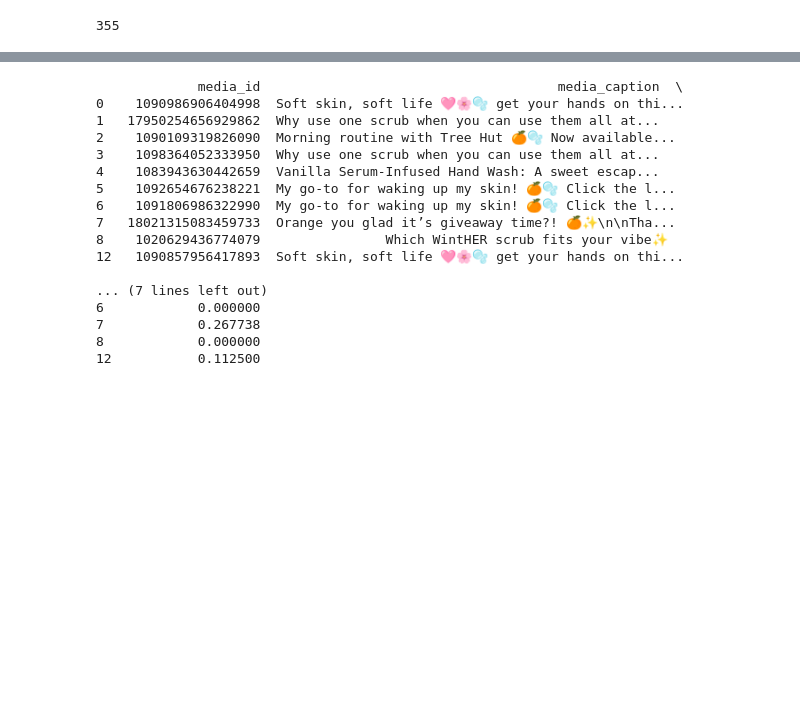
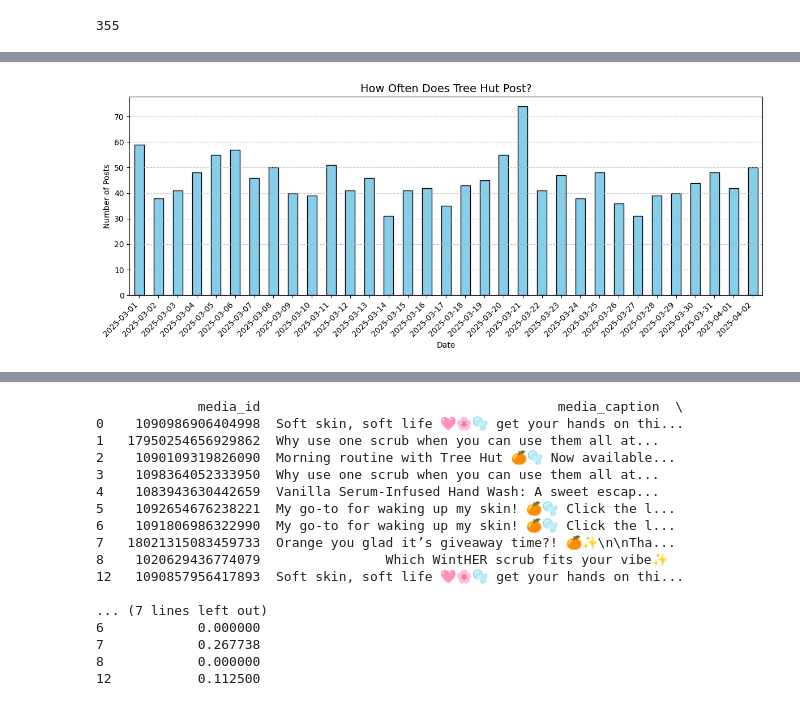
Before and after one commit to shikhasoneji8/codebase-treehut-analysis, a Jupyter notebook: analysis_trends/treehut_analysis_trends.ipynb, the cells around one changed output, grey strips where cells are left out. Cells and saved outputs as stored; diff of their text form; code cells hidden in the pictures; blank space fills up the shorter version.

```diff
--- a/analysis_trends/treehut_analysis_trends.ipynb
+++ b/analysis_trends/treehut_analysis_trends.ipynb
@@ -134,15 +134,3 @@ def plot_emoji_sentiment_heatmap(df):
 # ------------------- Export CSV -------------------
 def export_dataframe(df, path):
     df.to_csv(path, index=False)
-
-# ------------------- Main -------------------
-if __name__ == "__main__":
-    df = load_and_parse_data("engagements.csv")
-    df = clean_comments(df)
-    df = extract_mentions(df)
-    df = extract_emojis(df)
-    weekly_keyword_trends(df)
-    plot_posts_vs_comments(df)
-    plot_top_emojis(df)
-    plot_emoji_sentiment_heatmap(df)
-    export_dataframe(df, "treehut_comment_analysis.csv")
@@ -169,0 +184,19 @@ Top 10 Mentions:
+# %%
+df['timestamp'] = pd.to_datetime(df['timestamp'], errors='coerce')
+df['date'] = df['timestamp'].dt.date
+
+# Group by date and count unique media_id (indicating posts)
+posts_per_day = df.groupby('date')['media_id'].nunique()
+
+# Plotting: How Often Does Tree Hut Post?
+plt.figure(figsize=(12, 5))
+posts_per_day.plot(kind='bar', color='skyblue', edgecolor='black')
+plt.title('How Often Does Tree Hut Post?', fontsize=14)
+plt.xlabel('Date')
+plt.ylabel('Number of Posts')
+plt.xticks(rotation=45, ha='right')
+plt.grid(axis='y', linestyle='--', alpha=0.7)
+plt.tight_layout()
+plt.show()
+# %% [output]
+[figure, added]
```
Also changed, not shown: parts of 9 cells of this notebook.
